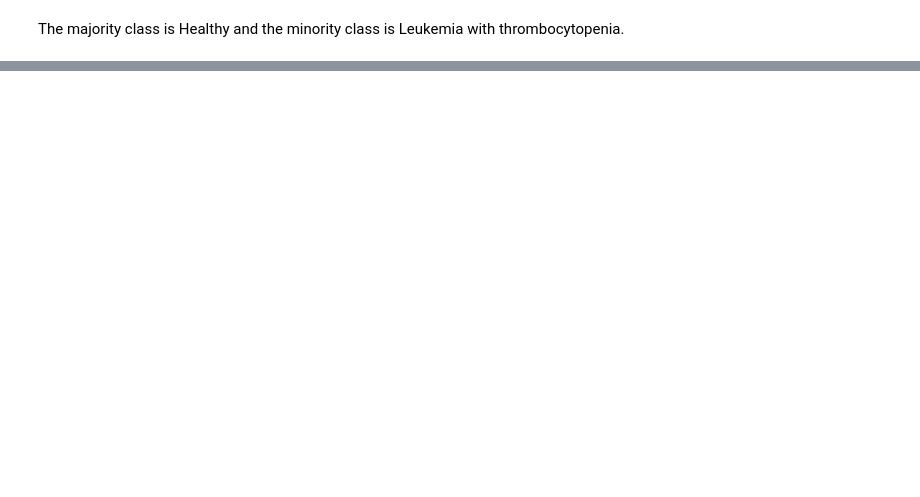
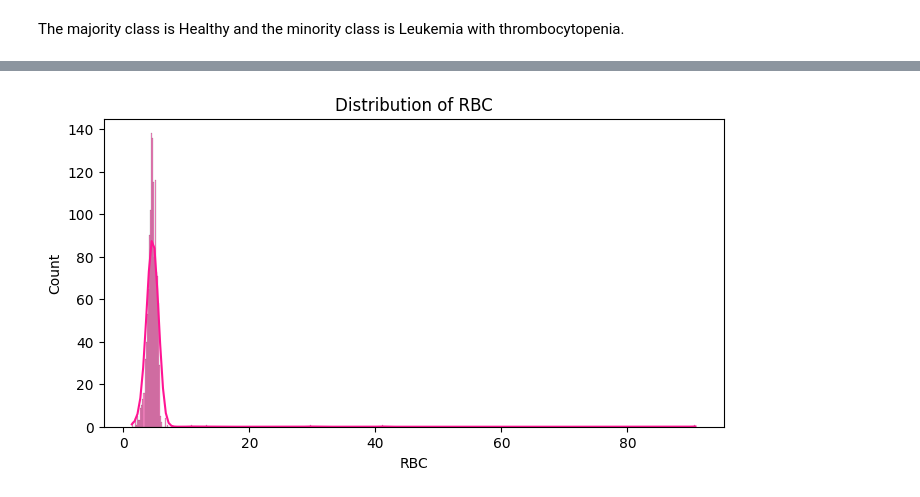
Before and after one commit to arkhash0309/HemoScope, a Jupyter notebook: Notebook.ipynb, the cells around one changed output, grey strips where cells are left out. Cells and saved outputs as stored; diff of their text form; code cells hidden in the pictures; blank space fills up the shorter version.

```diff
--- a/Notebook.ipynb
+++ b/Notebook.ipynb
@@ -95,0 +112,4 @@ The majority class is Healthy and the minority class is Leukemia with thrombocyt
+# %%
+plot_distribution("RBC")
+# %% [output]
+[figure, added]
```
Also changed, not shown: parts of 50 cells of this notebook.
